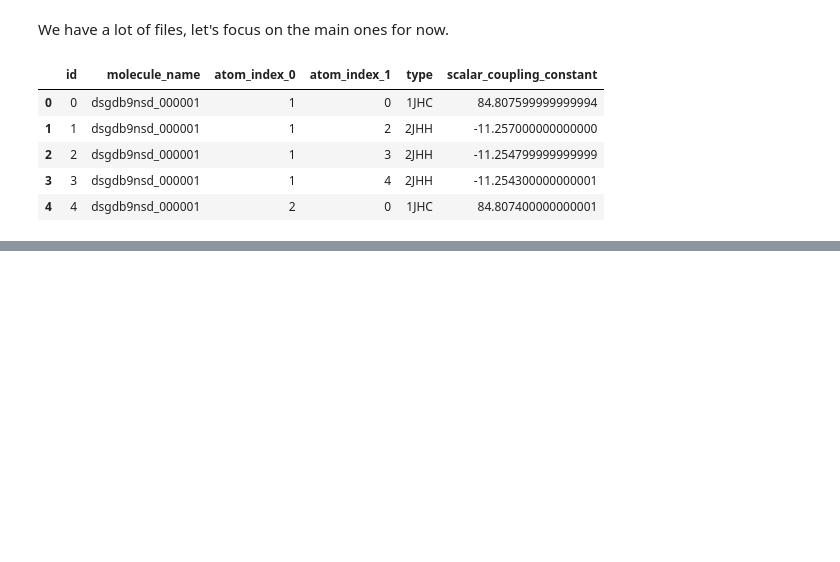
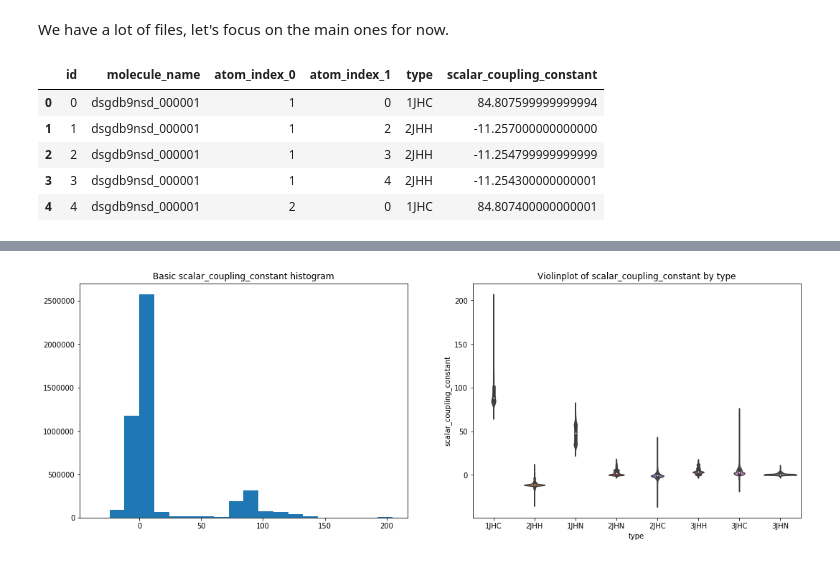
Before and after one commit to andcastillo/predictcc, a Jupyter notebook: python/prediction-example.ipynb, the cells around one changed output, grey strips where cells are left out. Saved outputs shown, nothing was run; the diff lists cells and outputs as text; code cells hidden in the pictures; blank space fills up the shorter version.

```diff
--- a/python/prediction-example.ipynb
+++ b/python/prediction-example.ipynb
@@ -514,0 +590,10 @@ train.head()
+# %%
+fig, ax = plt.subplots(figsize = (18, 6))
+plt.subplot(1, 2, 1);
+plt.hist(train['scalar_coupling_constant'], bins=20);
+plt.title('Basic scalar_coupling_constant histogram');
+plt.subplot(1, 2, 2);
+sns.violinplot(x='type', y='scalar_coupling_constant', data=train);
+plt.title('Violinplot of scalar_coupling_constant by type');
+# %% [output]
+[figure, added]
```
Also changed, not shown: parts of 33 cells of this notebook.
